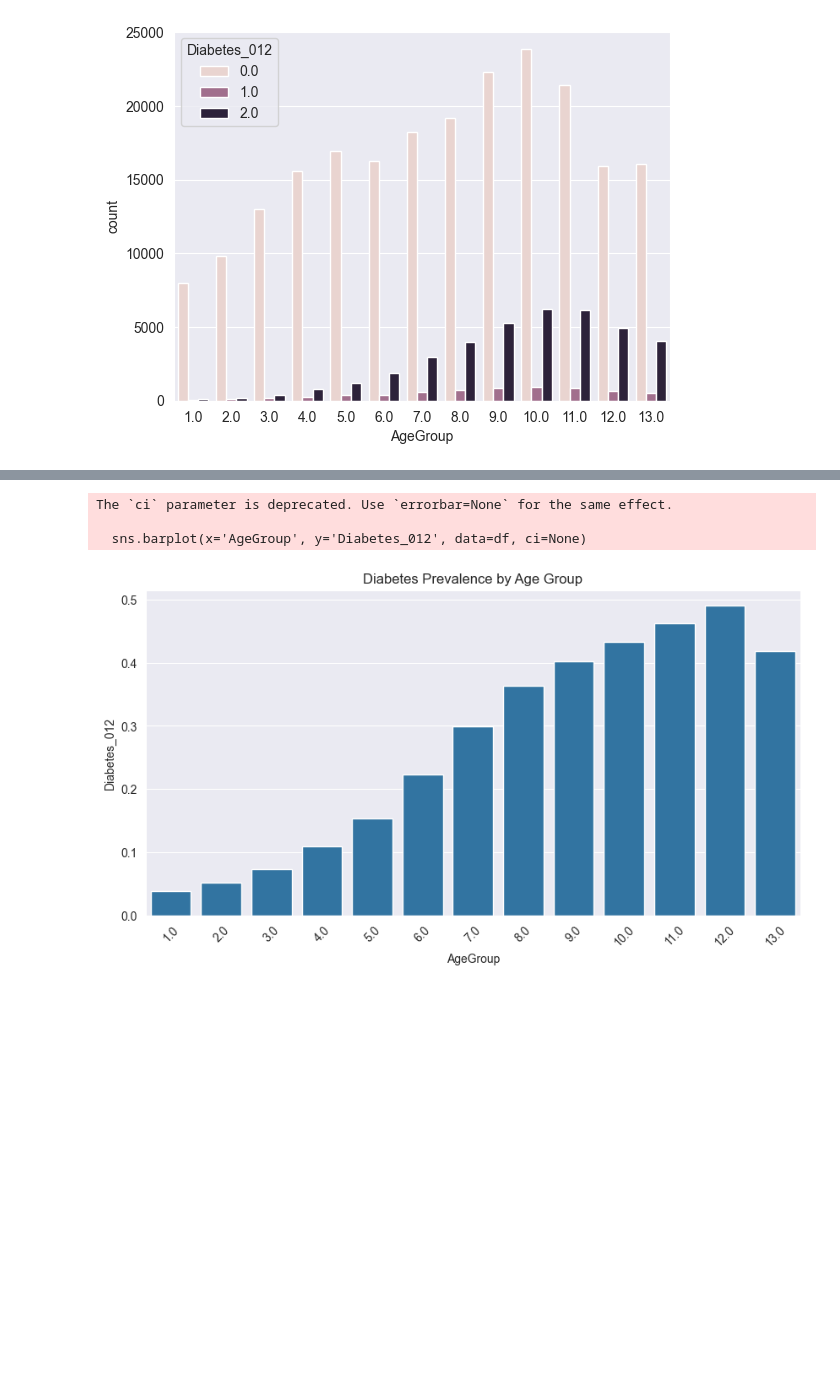
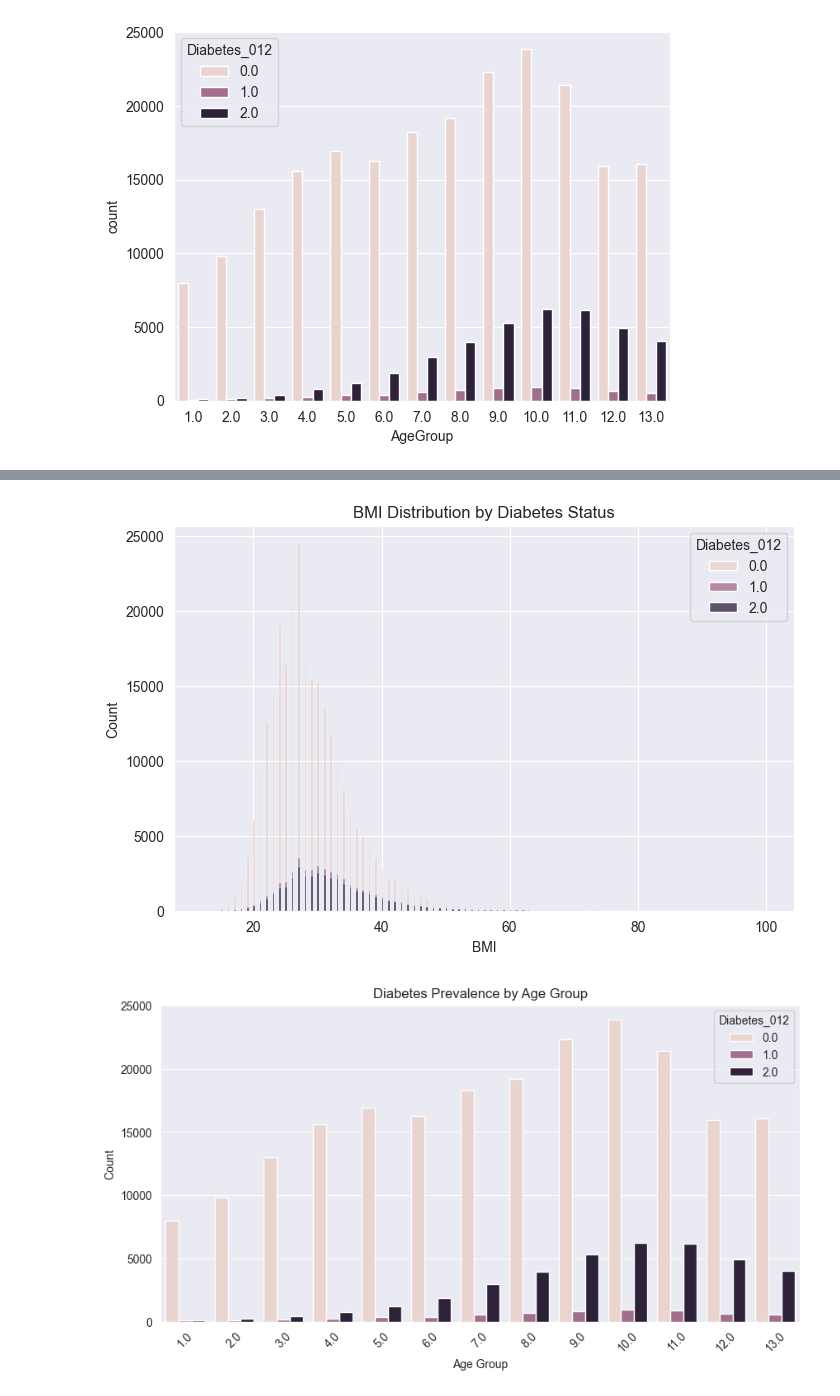
Before and after one commit to HasithaErandika/HealthIntel, a Jupyter notebook: notebooks/01_EDA.ipynb, the cells around one changed output, grey strips where cells are left out. Saved outputs shown, nothing was run; the diff lists cells and outputs as text; code cells hidden in the pictures; blank space fills up the shorter version.

Commit message:
feat: enhance exploratory data analysis with updated visualizations and correlation analysis for diabetes dataset

```diff
--- a/notebooks/01_EDA.ipynb
+++ b/notebooks/01_EDA.ipynb
@@ -73,17 +68,46 @@ numeric_cols = ['BMI', 'MentHlth', 'PhysHlth']
 scaler = StandardScaler()
 df[numeric_cols] = scaler.fit_transform(df[numeric_cols])
 # %%
-# Exploratory Data Analysis
+# Boxplot for BMI
 plt.figure(figsize=(8, 5))
 sns.boxplot(x='Diabetes_012', y='BMI', data=df)
-plt.title("BMI vs Diabetes Diagnosis")
-plt.xlabel("Diabetes (0=No, 1=Yes)")
-plt.ylabel("Normalized BMI")
+plt.title("BMI Distribution by Diabetes Status")
+plt.xlabel("Diabetes_012")
+plt.ylabel("BMI")
 plt.show()
 
+# Histogram for BMI
+plt.figure(figsize=(8, 5))
+sns.histplot(data=df, x='BMI', hue='Diabetes_012', multiple="stack")
+plt.title("BMI Distribution by Diabetes Status")
+plt.xlabel("BMI")
+plt.ylabel("Count")
+plt.show()
+
+# AgeGroup vs Diabetes
 plt.figure(figsize=(10, 5))
-sns.barplot(x='AgeGroup', y='Diabetes_012', data=df, ci=None)
+sns.countplot(x='AgeGroup', hue='Diabetes_012', data=df)
 plt.title("Diabetes Prevalence by Age Group")
+plt.xlabel("Age Group")
+plt.ylabel("Count")
 plt.xticks(rotation=45)
 plt.show()
+
+# Smoker vs Diabetes
+plt.figure(figsize=(10, 5))
+sns.countplot(x='Smoker', hue='Diabetes_012', data=df)
+plt.title("Diabetes Prevalence by Smoker")
+plt.xlabel("Smoker")
+plt.ylabel("Count")
+plt.xticks(rotation=45)
+plt.show()
+
+# Sex vs Diabetes
+plt.figure(figsize=(10, 5))
+sns.countplot(x='Sex', hue='Diabetes_012', data=df)
+plt.title("Diabetes Prevalence by Sex")
+plt.xlabel("Sex")
+plt.ylabel("Count")
+plt.xticks(rotation=45)
+plt.show()
 # %% [output]
@@ -91,4 +115,2 @@ plt.show()
-The `ci` parameter is deprecated. Use `errorbar=None` for the same effect.
-
-  sns.barplot(x='AgeGroup', y='Diabetes_012', data=df, ci=None)
-[figure, old version]
+[figure, new version]
+[figure, added]
```
Also changed, not shown: parts of 6 cells of this notebook.
